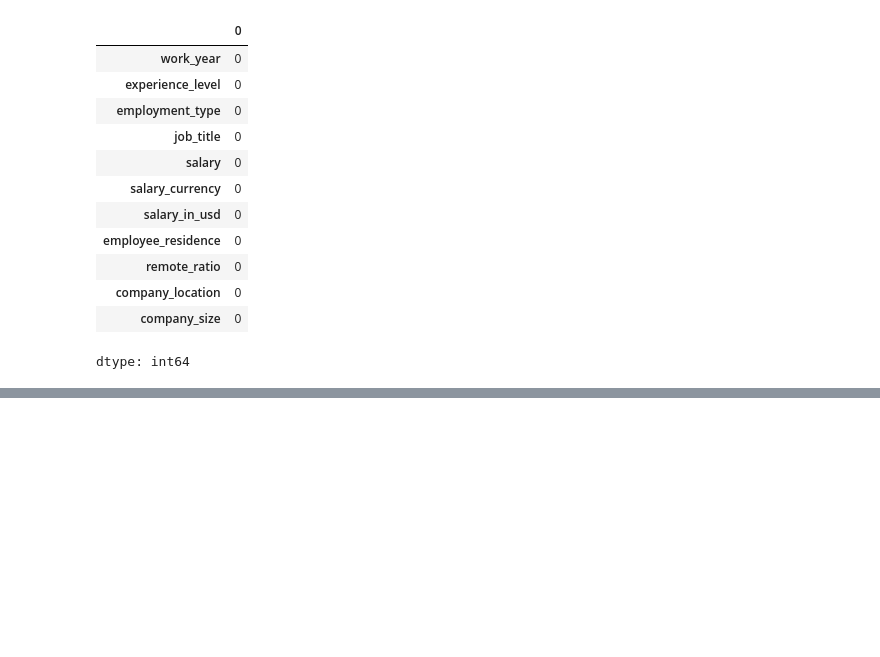
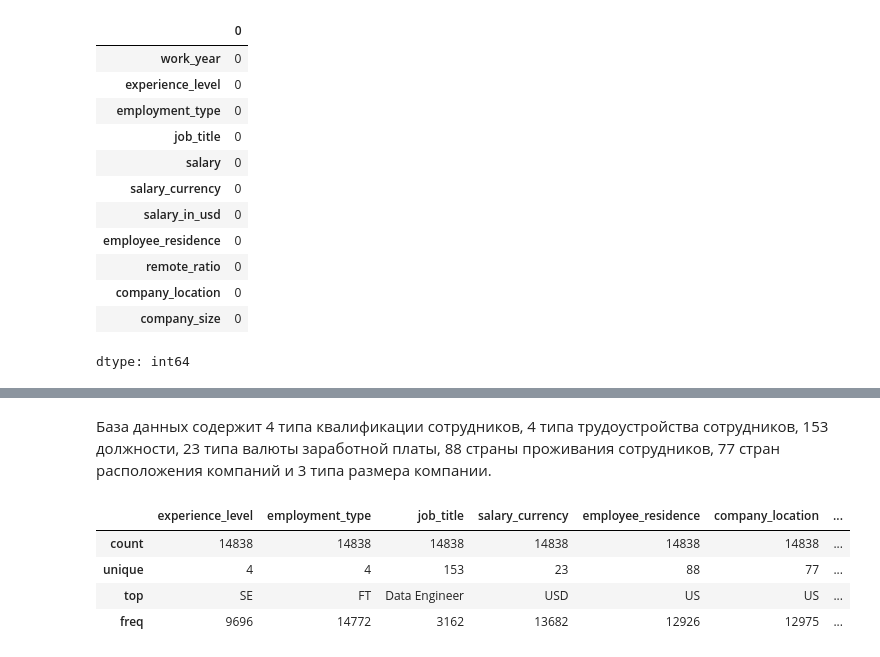
Before and after one commit to OnlySem/ITMO, a Jupyter notebook: задание_1.ipynb, the cells around one changed output, grey strips where cells are left out. Cells and saved outputs as stored; diff of their text form; code cells hidden in the pictures; blank space fills up the shorter version.

```diff
--- a/задание_1.ipynb
+++ b/задание_1.ipynb
@@ -77,0 +106,10 @@ dtype: int64
+# %% [markdown]
+База данных содержит 4 типа квалификации сотрудников, 4 типа трудоустройства сотрудников, 153 должности, 23 типа валюты заработной платы, 88 страны проживания сотрудников, 77 стран расположения компаний и 3 типа размера компании.
+# %%
+cat_cols.describe()
+# %% [output]
+|  | experience_level | employment_type | job_title | salary_currency | employee_residence | company_location | ... |
+| count | 14838 | 14838 | 14838 | 14838 | 14838 | 14838 | ... |
+| unique | 4 | 4 | 153 | 23 | 88 | 77 | ... |
+| top | SE | FT | Data Engineer | USD | US | US | ... |
+| freq | 9696 | 14772 | 3162 | 13682 | 12926 | 12975 | ... |
```
Also changed, not shown: parts of 9 cells of this notebook.
